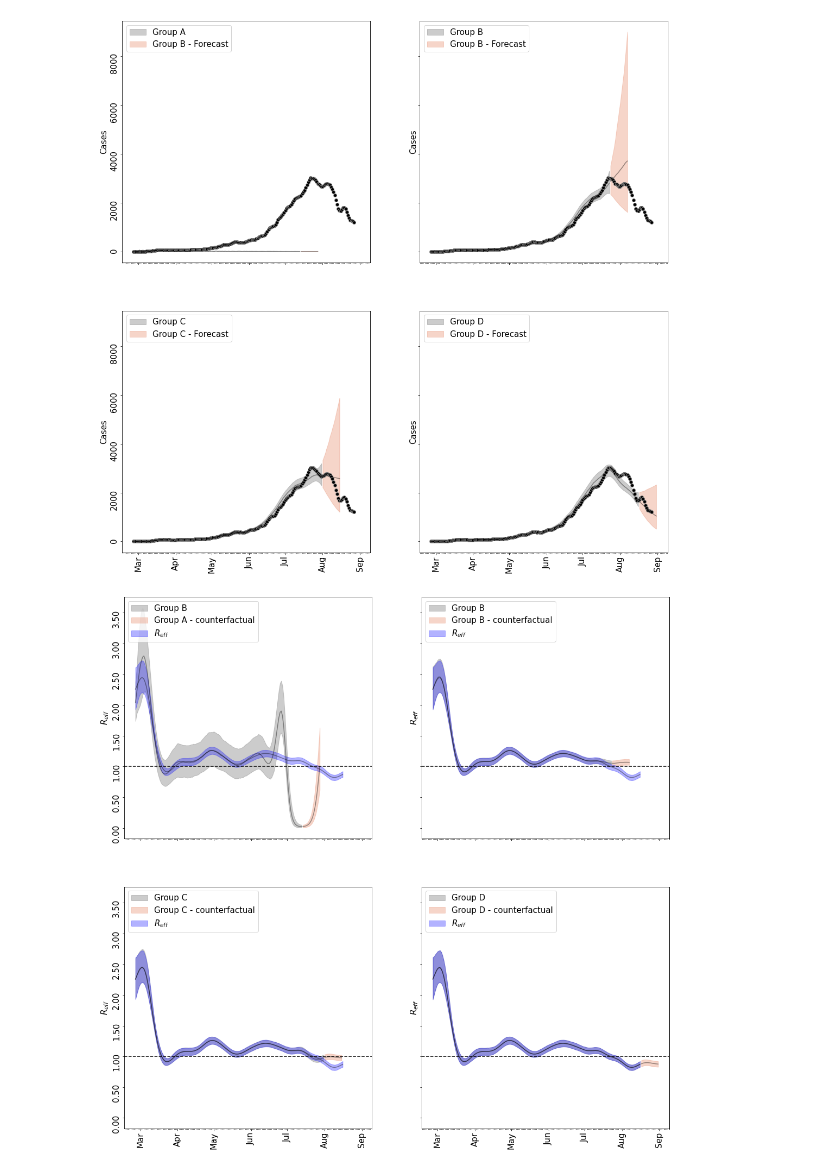
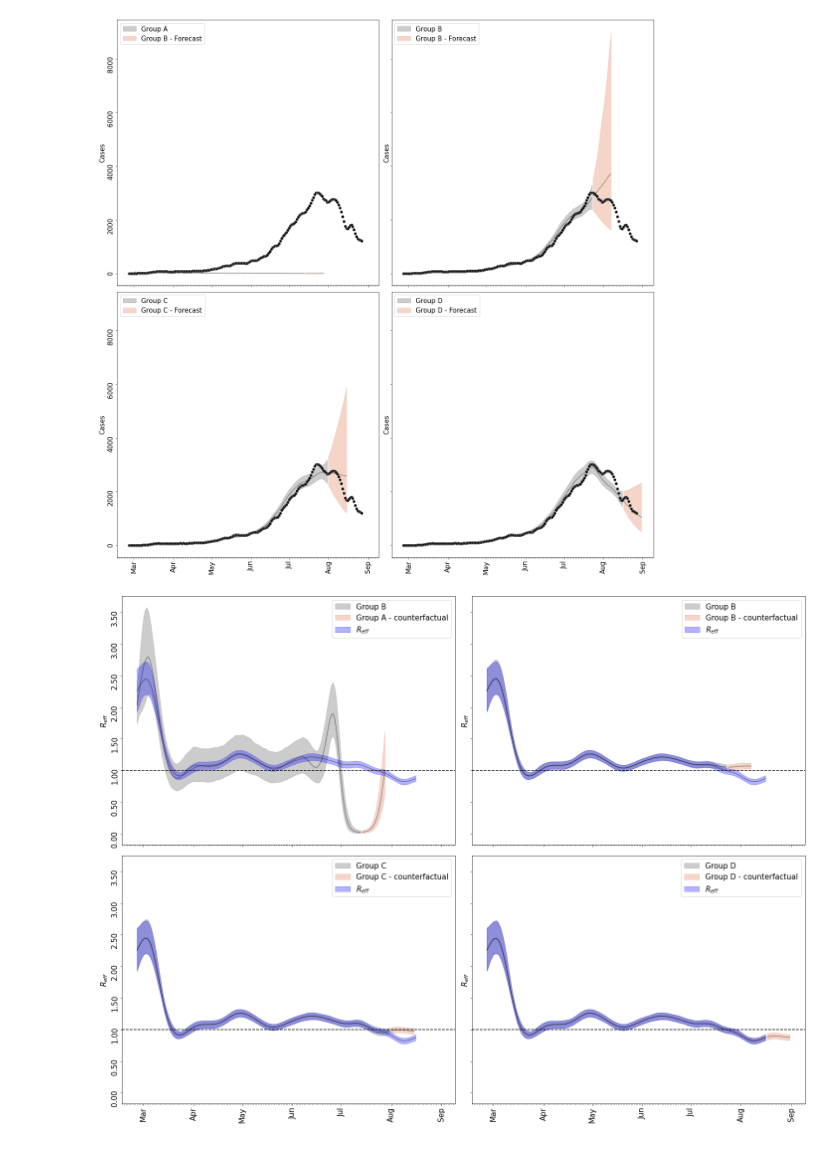
Before and after one commit to ChaosDonkey06/bogota_covid19_lockdowns, a Jupyter notebook: conterfactuals/conterfactuals_plots.ipynb, the cells around one changed output. Drawn from its saved outputs; the diff is of its cells as text; code cells hidden in the pictures.

```diff
--- a/conterfactuals/conterfactuals_plots.ipynb
+++ b/conterfactuals/conterfactuals_plots.ipynb
@@ -272,8 +273,9 @@ for idx, ax in enumerate(axes.flatten()):
     ax.yaxis.set_major_formatter(ticker.StrMethodFormatter("{x:.0f}"))
     ax.set_ylabel('Cases', size=15)
     ax.legend(loc='upper left', fontsize=15)
+plt.tight_layout()
 # %% [output]
-[figure, old version]
+[figure, new version]
 # %%
 from matplotlib.dates import date2num, num2date
 from matplotlib.colors import ListedColormap
@@ -289,7 +291,7 @@ rt_bog_df = rt_bog_df[rt_bog_df["type"]=="estimate"].set_index("date")
 date_end  = rt_df_D["date"].iloc[-1]
 rt_bog_df = rt_bog_df.loc[:date_end].reset_index()
 
-fig, axes = plt.subplots(2, 2, figsize=(18, 18), sharex=True, sharey=True)
+fig, axes = plt.subplots(2, 2, figsize=(20, 15), sharex=True, sharey=True)
 
 
 rt_df_A_fit = rt_df_A[rt_df_A["type_id"]=="data"]
@@ -322,32 +324,33 @@ axes[1,0].fill_between(rt_df_C_counterfactual["date"], rt_df_C_counterfactual["l
 
 rt_df_D_fit = rt_df_D[rt_df_D["type_id"]=="data"]
 axes[1,1].fill_between(rt_df_D_fit["date"], rt_df_D_fit["lower_90"], rt_df_D_fit["upper_90"], color='gray', alpha=0.4, label='Group D')
 axes[1,1].plot(rt_df_D_fit["date"], rt_df_D_fit["median"], color='black', alpha=0.4)
 
 rt_df_D_counterfactual = rt_df_D[rt_df_D["type_id"]=="counterfactual"]
 rt_df_D_counterfactual = rt_df_D_counterfactual.iloc[:15]
 axes[1,1].plot(rt_df_D_counterfactual["date"], rt_df_D_counterfactual["median"], color='black', alpha=0.4)
 axes[1,1].fill_between(rt_df_D_counterfactual["date"], rt_df_D_counterfactual["lower_90"], rt_df_D_counterfactual["upper_90"], color='darksalmon', alpha=0.4, label='Group D - counterfactual')
 
 
 for idx, ax in enumerate(axes.flatten()):
 
     ax.plot(rt_df_D_fit["date"], rt_df_D_fit["median"], color='black', alpha=0.4)
     ax.fill_between(rt_df_D_fit["date"], rt_df_D_fit["lower_90"], rt_df_D_fit["upper_90"], color='blue', alpha=0.3, label=r'$R_{eff}$')
     ax.axhline(y=1, color='k', linestyle='--')
     ax.xaxis.set_major_locator(mdates.MonthLocator())
     ax.xaxis.set_major_formatter(mdates.DateFormatter('%b'))
     ax.xaxis.set_minor_locator(mdates.DayLocator())
     ax.xaxis.set_major_locator(mdates.WeekdayLocator())
     ax.xaxis.set_major_locator(mdates.MonthLocator())
     # ax.spines['top'].set_visible(False)
     # ax.spines['right'].set_visible(False)
     # ax.spines['left'].set_visible(False)
     # ax.spines['bottom'].set_visible(False)
     # ax.grid(which='major', axis='y', c='k', alpha=.1, zorder=-2)
     ax.tick_params(which='both', axis='both', labelrotation=90, labelsize=15)
     ax.yaxis.set_major_formatter(ticker.StrMethodFormatter("{x:.2f}"))
     ax.set_ylabel(r'$R_{eff}$', size=15)
-    ax.legend(loc='upper left', fontsize=15)
+    ax.legend(loc='upper right', fontsize=15)
+plt.tight_layout()
 # %% [output]
-[figure, old version]
+[figure, new version]
```
Also changed, not shown: parts of 2 cells of this notebook, 2 other files.
